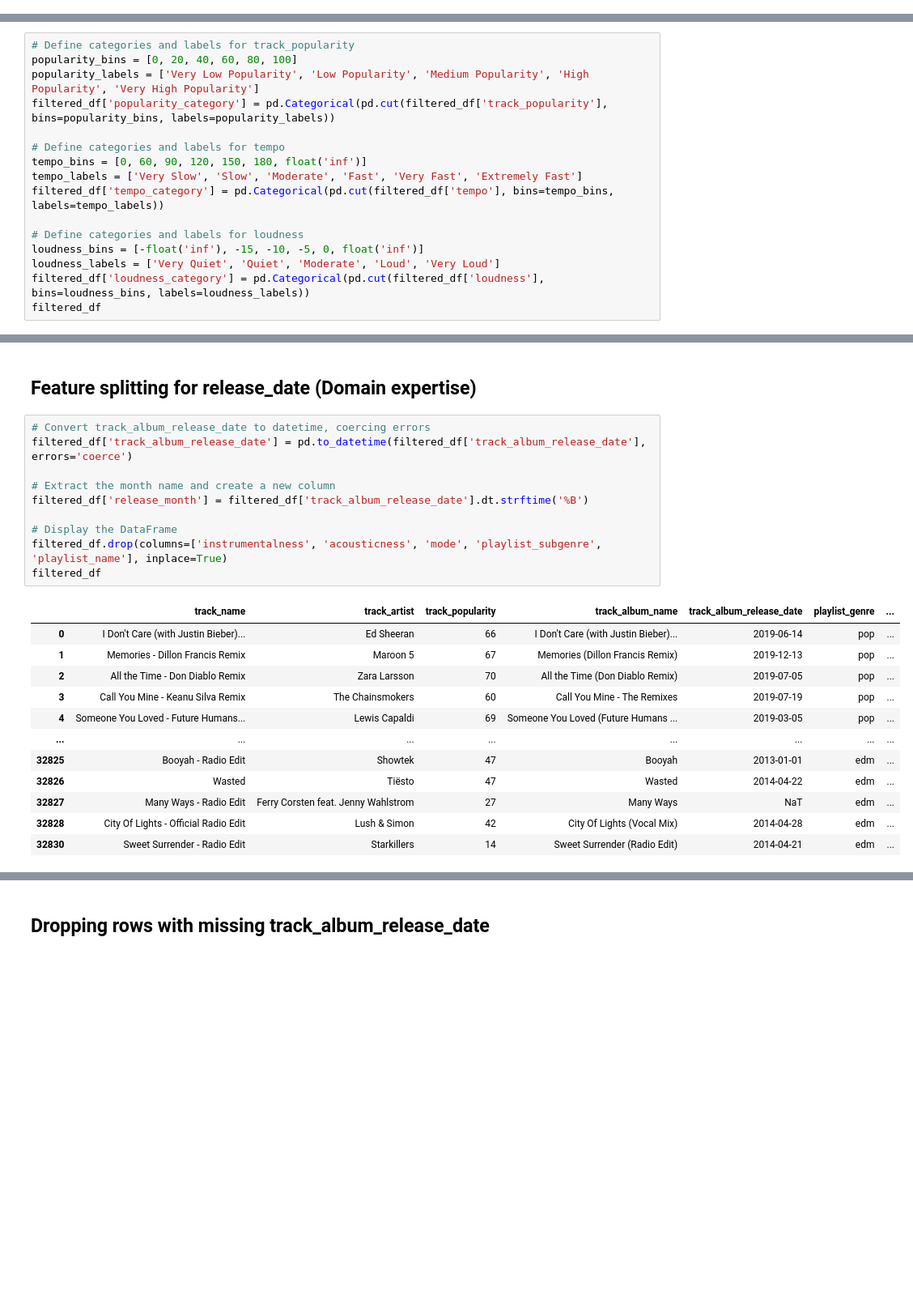
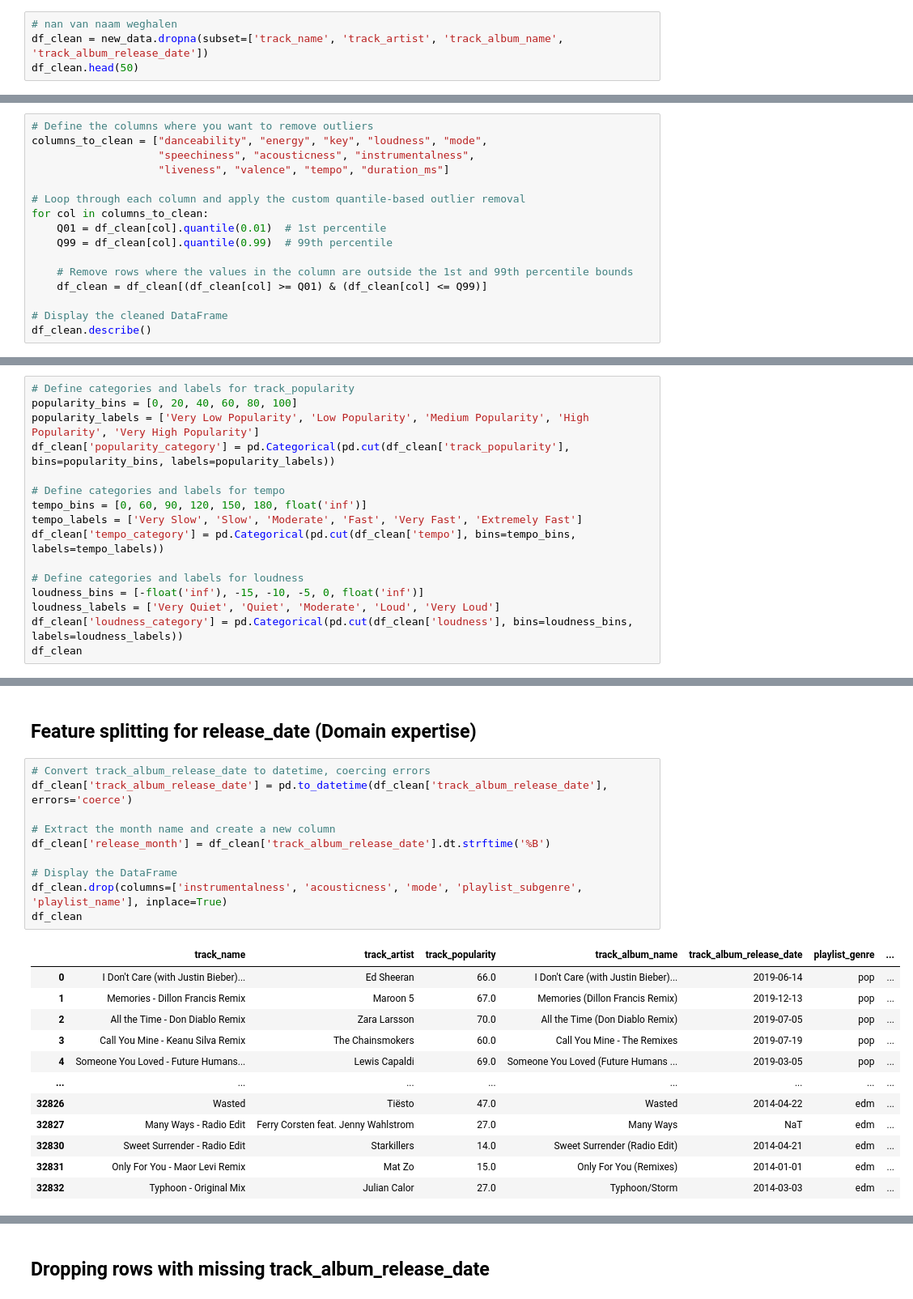
Before and after one commit to IlianCoding/SpotifyAIModel, a Jupyter notebook: featureEngineering.ipynb, the cells around one changed output, grey strips where cells are left out. Shown: that part at 81% size. Saved outputs shown, nothing was run; the diff lists cells and outputs as text; blank space fills up the shorter version.

```diff
--- a/featureEngineering.ipynb
+++ b/featureEngineering.ipynb
@@ -44,0 +25,4 @@ df.describe()
+# %%
+# nan van naam weghalen
+df_clean = new_data.dropna(subset=['track_name', 'track_artist', 'track_album_name', 'track_album_release_date'])
+df_clean.head(50)
@@ -44,0 +75,16 @@ df.describe()
+# %%
+# Define the columns where you want to remove outliers
+columns_to_clean = ["danceability", "energy", "key", "loudness", "mode",
+                    "speechiness", "acousticness", "instrumentalness",
+                    "liveness", "valence", "tempo", "duration_ms"]
+
+# Loop through each column and apply the custom quantile-based outlier removal
+for col in columns_to_clean:
+    Q01 = df_clean[col].quantile(0.01)  # 1st percentile
+    Q99 = df_clean[col].quantile(0.99)  # 99th percentile
+
+    # Remove rows where the values in the column are outside the 1st and 99th percentile bounds
+    df_clean = df_clean[(df_clean[col] >= Q01) & (df_clean[col] <= Q99)]
+
+# Display the cleaned DataFrame
+df_clean.describe()
@@ -72,17 +106,17 @@ filtered_df.describe()
 # Define categories and labels for track_popularity
 popularity_bins = [0, 20, 40, 60, 80, 100]
 popularity_labels = ['Very Low Popularity', 'Low Popularity', 'Medium Popularity', 'High Popularity', 'Very High Popularity']
-filtered_df['popularity_category'] = pd.Categorical(pd.cut(filtered_df['track_popularity'], bins=popularity_bins, labels=popularity_labels))
+df_clean['popularity_category'] = pd.Categorical(pd.cut(df_clean['track_popularity'], bins=popularity_bins, labels=popularity_labels))
 
 # Define categories and labels for tempo
 tempo_bins = [0, 60, 90, 120, 150, 180, float('inf')]
 tempo_labels = ['Very Slow', 'Slow', 'Moderate', 'Fast', 'Very Fast', 'Extremely Fast']
-filtered_df['tempo_category'] = pd.Categorical(pd.cut(filtered_df['tempo'], bins=tempo_bins, labels=tempo_labels))
+df_clean['tempo_category'] = pd.Categorical(pd.cut(df_clean['tempo'], bins=tempo_bins, labels=tempo_labels))
 
 # Define categories and labels for loudness
 loudness_bins = [-float('inf'), -15, -10, -5, 0, float('inf')]
 loudness_labels = ['Very Quiet', 'Quiet', 'Moderate', 'Loud', 'Very Loud']
-filtered_df['loudness_category'] = pd.Categorical(pd.cut(filtered_df['loudness'], bins=loudness_bins, labels=loudness_labels))
-filtered_df
+df_clean['loudness_category'] = pd.Categorical(pd.cut(df_clean['loudness'], bins=loudness_bins, labels=loudness_labels))
+df_clean
 # %% [output]
 |  | track_name | track_artist | track_popularity | track_album_name | track_album_release_date | playlist_name | ... |
@@ -102,24 +136,24 @@ filtered_df
 ## Feature splitting for release_date (Domain expertise)
 # %%
 # Convert track_album_release_date to datetime, coercing errors
-filtered_df['track_album_release_date'] = pd.to_datetime(filtered_df['track_album_release_date'], errors='coerce')
+df_clean['track_album_release_date'] = pd.to_datetime(df_clean['track_album_release_date'], errors='coerce')
 
 # Extract the month name and create a new column
-filtered_df['release_month'] = filtered_df['track_album_release_date'].dt.strftime('%B')
+df_clean['release_month'] = df_clean['track_album_release_date'].dt.strftime('%B')
 
 # Display the DataFrame
-filtered_df.drop(columns=['instrumentalness', 'acousticness', 'mode', 'playlist_subgenre', 'playlist_name'], inplace=True)
-filtered_df
+df_clean.drop(columns=['instrumentalness', 'acousticness', 'mode', 'playlist_subgenre', 'playlist_name'], inplace=True)
+df_clean
 # %% [output]
 |  | track_name | track_artist | track_popularity | track_album_name | track_album_release_date | playlist_genre | ... |
-| 0 | I Don't Care (with Justin Bieber)... | Ed Sheeran | 66 | I Don't Care (with Justin Bieber)... | 2019-06-14 | pop | ... |
-| 1 | Memories - Dillon Francis Remix | Maroon 5 | 67 | Memories (Dillon Francis Remix) | 2019-12-13 | pop | ... |
-| 2 | All the Time - Don Diablo Remix | Zara Larsson | 70 | All the Time (Don Diablo Remix) | 2019-07-05 | pop | ... |
-| 3 | Call You Mine - Keanu Silva Remix | The Chainsmokers | 60 | Call You Mine - The Remixes | 2019-07-19 | pop | ... |
-| 4 | Someone You Loved - Future Humans... | Lewis Capaldi | 69 | Someone You Loved (Future Humans ... | 2019-03-05 | pop | ... |
+| 0 | I Don't Care (with Justin Bieber)... | Ed Sheeran | 66.0 | I Don't Care (with Justin Bieber)... | 2019-06-14 | pop | ... |
+| 1 | Memories - Dillon Francis Remix | Maroon 5 | 67.0 | Memories (Dillon Francis Remix) | 2019-12-13 | pop | ... |
+| 2 | All the Time - Don Diablo Remix | Zara Larsson | 70.0 | All the Time (Don Diablo Remix) | 2019-07-05 | pop | ... |
+| 3 | Call You Mine - Keanu Silva Remix | The Chainsmokers | 60.0 | Call You Mine - The Remixes | 2019-07-19 | pop | ... |
+| 4 | Someone You Loved - Future Humans... | Lewis Capaldi | 69.0 | Someone You Loved (Future Humans ... | 2019-03-05 | pop | ... |
 | ... | ... | ... | ... | ... | ... | ... | ... |
-| 32825 | Booyah - Radio Edit | Showtek | 47 | Booyah | 2013-01-01 | edm | ... |
-| 32826 | Wasted | Tiësto | 47 | Wasted | 2014-04-22 | edm | ... |
-| 32827 | Many Ways - Radio Edit | Ferry Corsten feat. Jenny Wahlstrom | 27 | Many Ways | NaT | edm | ... |
-| 32828 | City Of Lights - Official Radio Edit | Lush & Simon | 42 | City Of Lights (Vocal Mix) | 2014-04-28 | edm | ... |
-| 32830 | Sweet Surrender - Radio Edit | Starkillers | 14 | Sweet Surrender (Radio Edit) | 2014-04-21 | edm | ... |
+| 32826 | Wasted | Tiësto | 47.0 | Wasted | 2014-04-22 | edm | ... |
+| 32827 | Many Ways - Radio Edit | Ferry Corsten feat. Jenny Wahlstrom | 27.0 | Many Ways | NaT | edm | ... |
+| 32830 | Sweet Surrender - Radio Edit | Starkillers | 14.0 | Sweet Surrender (Radio Edit) | 2014-04-21 | edm | ... |
+| 32831 | Only For You - Maor Levi Remix | Mat Zo | 15.0 | Only For You (Remixes) | 2014-01-01 | edm | ... |
+| 32832 | Typhoon - Original Mix | Julian Calor | 27.0 | Typhoon/Storm | 2014-03-03 | edm | ... |
```
Also changed, not shown: parts of 10 cells of this notebook, 2 other files.
